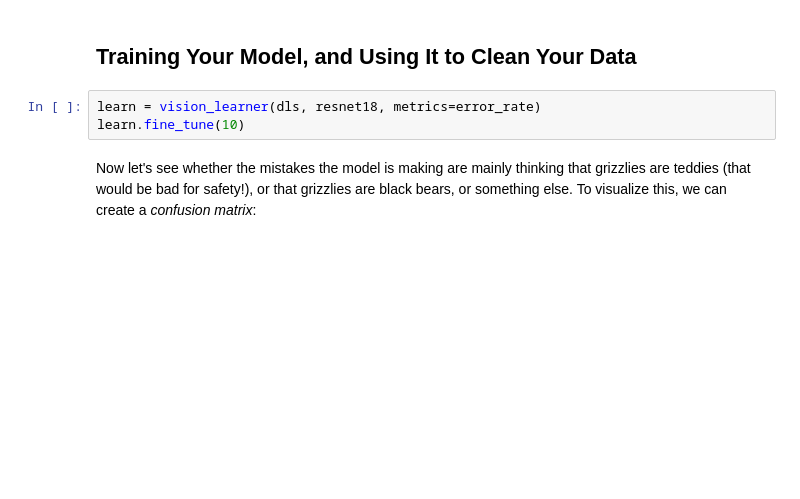
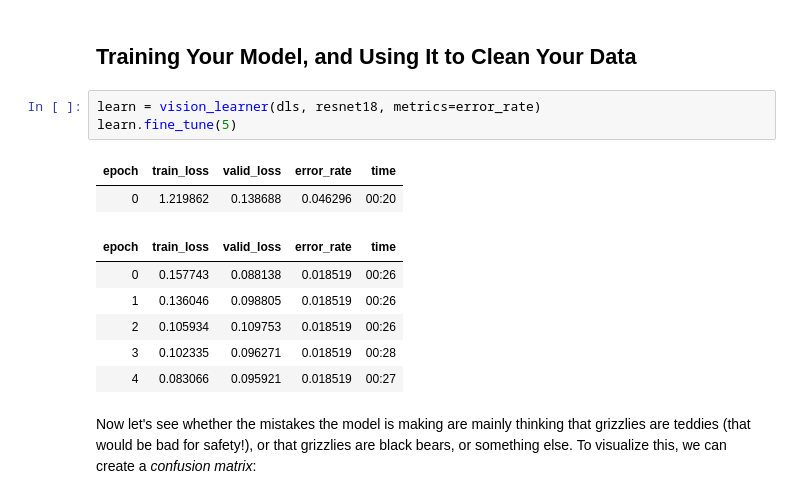
Before and after one commit to tahir24434/towardsDataScience, a Jupyter notebook: fastaiBook/02_production.ipynb, the cells around one changed output. Drawn from its saved outputs; the diff is of its cells as text; blank space fills up the shorter version.

```diff
--- a/fastaiBook/02_production.ipynb
+++ b/fastaiBook/02_production.ipynb
@@ -80,7 +90,16 @@ dls.train.show_batch(max_n=4, nrows=1, unique=True)
 ## Training Your Model, and Using It to Clean Your Data
 # %%
 learn = vision_learner(dls, resnet18, metrics=error_rate)
-learn.fine_tune(10)
+learn.fine_tune(5)
+# %% [output]
+| epoch | train_loss | valid_loss | error_rate | time |
+| 0 | 1.219862 | 0.138688 | 0.046296 | 00:20 |
+| epoch | train_loss | valid_loss | error_rate | time |
+| 0 | 0.157743 | 0.088138 | 0.018519 | 00:26 |
+| 1 | 0.136046 | 0.098805 | 0.018519 | 00:26 |
+| 2 | 0.105934 | 0.109753 | 0.018519 | 00:26 |
+| 3 | 0.102335 | 0.096271 | 0.018519 | 00:28 |
+| 4 | 0.083066 | 0.095921 | 0.018519 | 00:27 |
 # %% [markdown]
 Now let's see whether the mistakes the model is making are mainly thinking that grizzlies are teddies (that would be bad for safety!), or that grizzlies are black bears, or something else. To visualize this, we can create a *confusion matrix*:
 # %%
```
Also changed, not shown: parts of 23 cells of this notebook, 2 other files.
